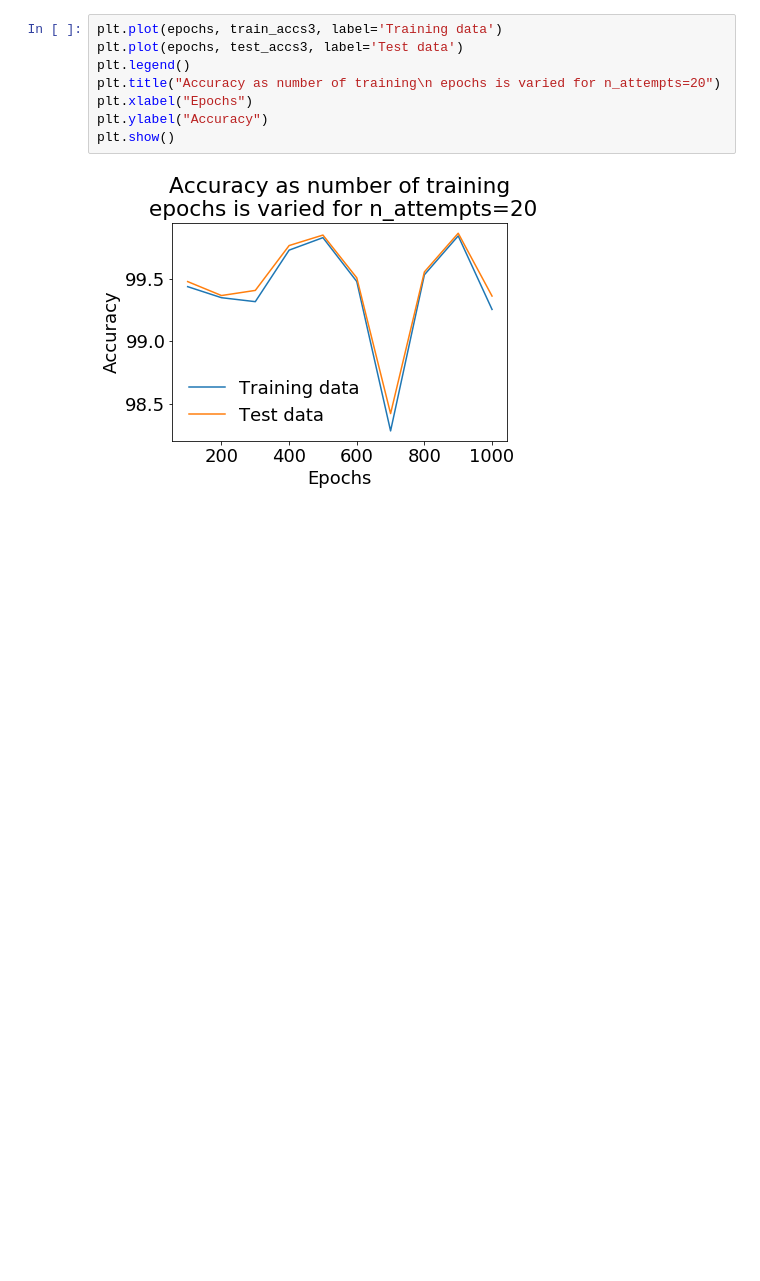
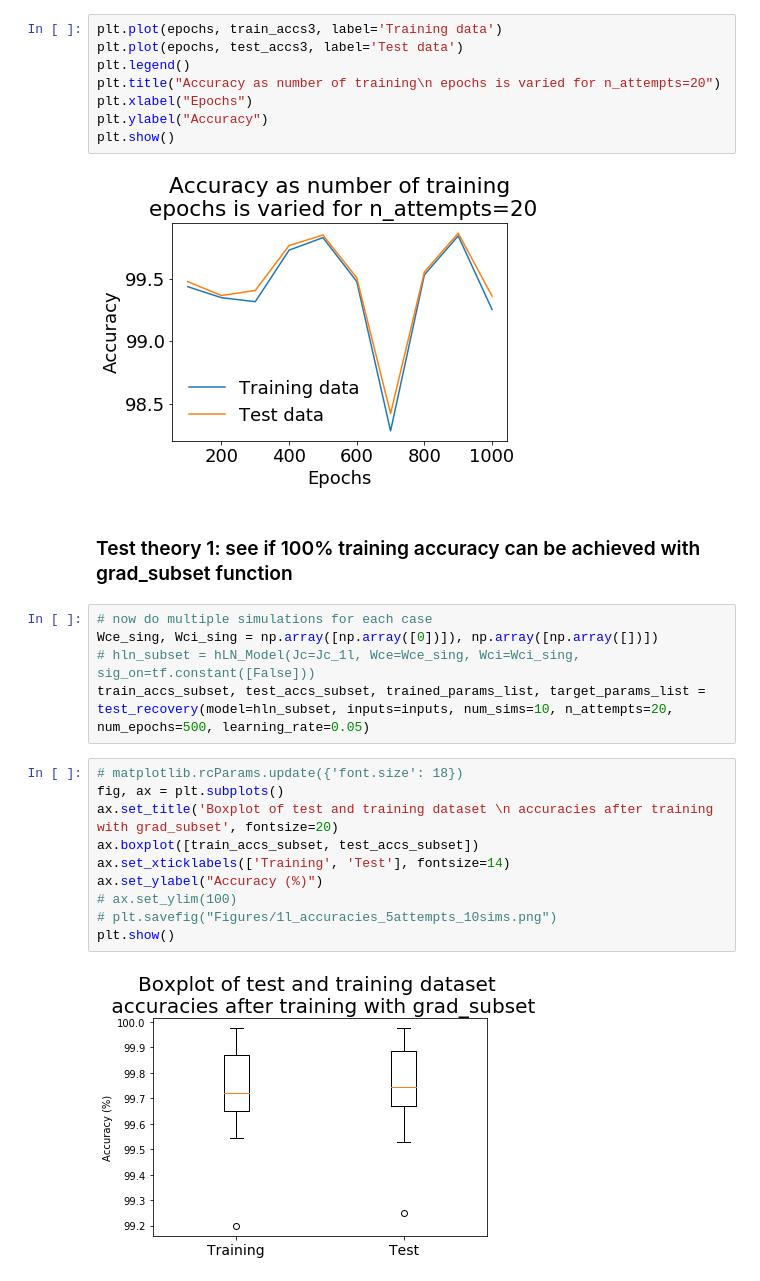
Before and after one commit to eap40/iib-neuro-proj, a Jupyter notebook: Notebooks/training_build.ipynb, the cells around one changed output. Cells and saved outputs as stored; diff of their text form; blank space fills up the shorter version.

Commit message:
Investigated recovery when only a single parameter was varied from the target model

```diff
--- a/Notebooks/training_build.ipynb
+++ b/Notebooks/training_build.ipynb
@@ -191,3 +193,22 @@ plt.ylabel("Accuracy")
 plt.show()
 # %% [output]
 [figure]
+# %% [markdown]
+### Test theory 1: see if 100% training accuracy can be achieved with grad_subset function
+# %%
+# now do multiple simulations for each case
+Wce_sing, Wci_sing = np.array([np.array([0])]), np.array([np.array([])])
+# hln_subset = hLN_Model(Jc=Jc_1l, Wce=Wce_sing, Wci=Wci_sing, sig_on=tf.constant([False]))
+train_accs_subset, test_accs_subset, trained_params_list, target_params_list = test_recovery(model=hln_subset, inputs=inputs, num_sims=10, n_attempts=20, num_epochs=500, learning_rate=0.05)
+# %%
+# matplotlib.rcParams.update({'font.size': 18})
+fig, ax = plt.subplots()
+ax.set_title('Boxplot of test and training dataset \n accuracies after training with grad_subset', fontsize=20)
+ax.boxplot([train_accs_subset, test_accs_subset])
+ax.set_xticklabels(['Training', 'Test'], fontsize=14)
+ax.set_ylabel("Accuracy (%)")
+# ax.set_ylim(100)
+# plt.savefig("Figures/1l_accuracies_5attempts_10sims.png")
+plt.show()
+# %% [output]
+[figure, added]
```
Also changed, not shown: parts of 24 cells of this notebook, 1 other file.
